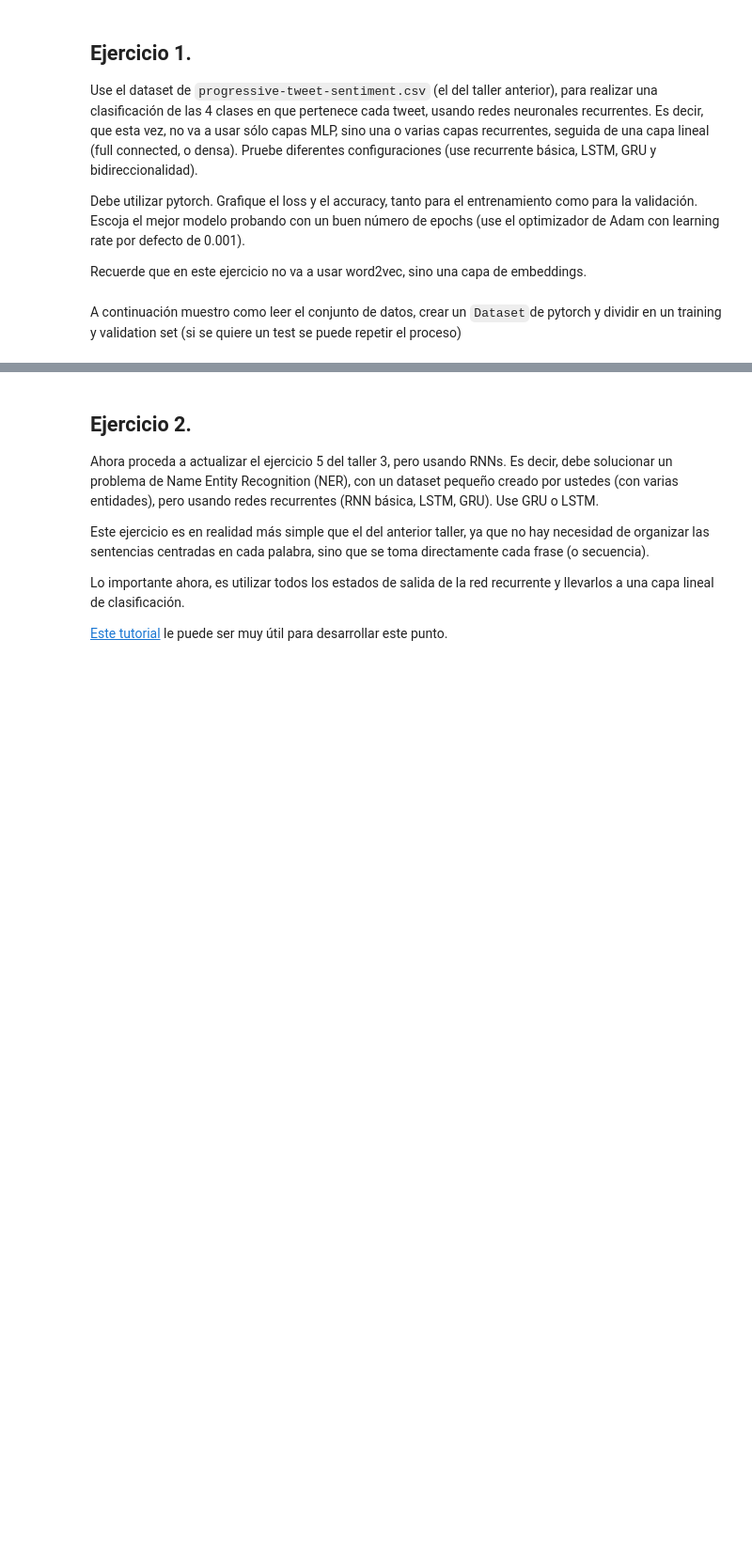
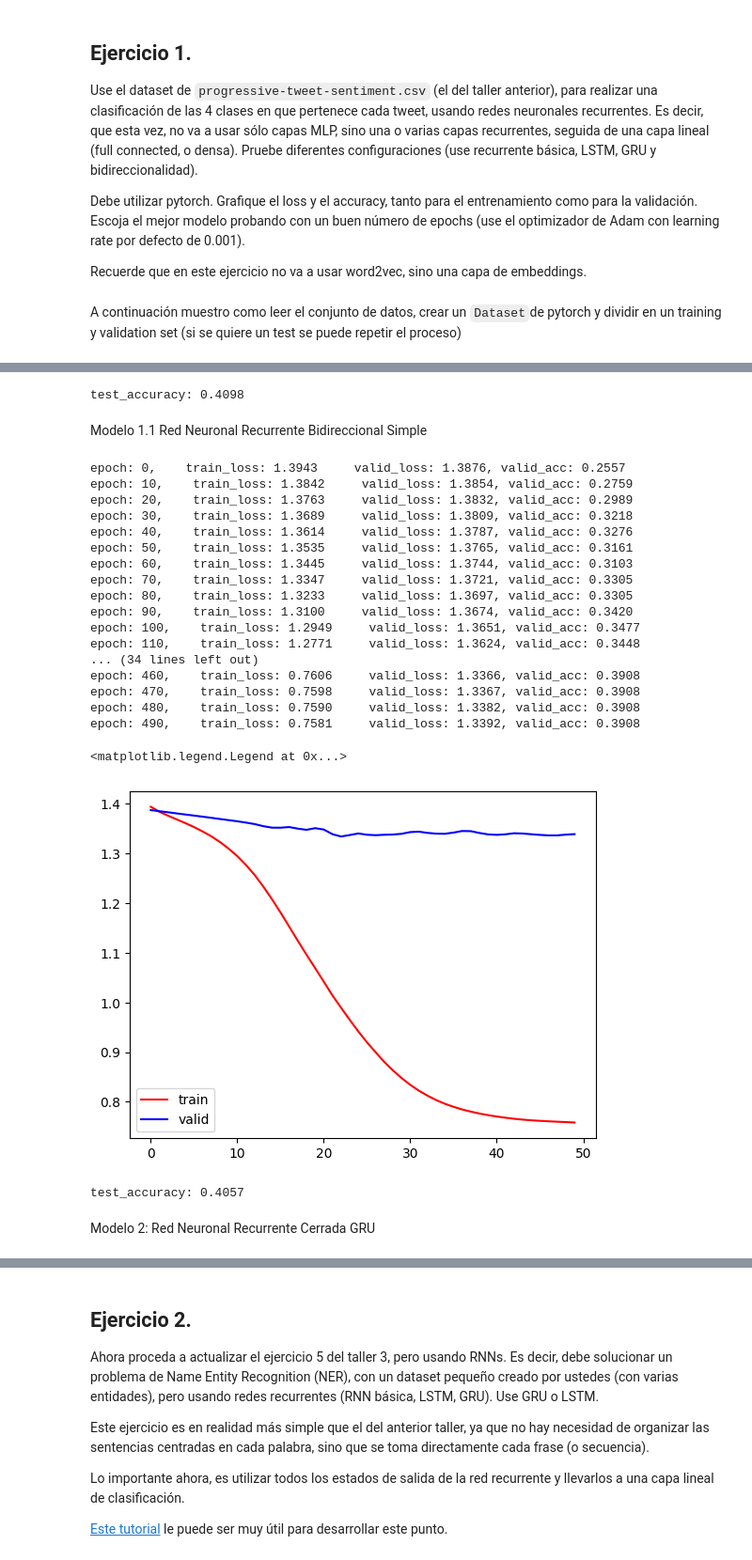
Before and after one commit to jesuarezt/nlp_course, a Jupyter notebook: tareas_talleres/taller3-3_rnns/Taller3-3_RNN.ipynb, the cells around one changed output, grey strips where cells are left out. Shown: that part at 94% size. Saved outputs shown, nothing was run; the diff lists cells and outputs as text; code cells hidden in the pictures; blank space fills up the shorter version.

```diff
--- a/tareas_talleres/taller3-3_rnns/Taller3-3_RNN.ipynb
+++ b/tareas_talleres/taller3-3_rnns/Taller3-3_RNN.ipynb
@@ -38,0 +108,8 @@ train_dataset, valid_dataset = random_split(ds,
+# %%
+token_counts = Counter()
+for label, line in train_dataset:
+    tokens = tokenizacion(line)
+    token_counts.update(tokens)
+
+
+print('Vocab-size:', len(token_counts))
@@ -38,0 +309,7 @@ train_dataset, valid_dataset = random_split(ds,
+# %%
+acc_test, _ = evaluate(test_dl)
+print(f'test_accuracy: {acc_test:.4f}')
+# %% [output]
+test_accuracy: 0.4098
+# %% [markdown]
+Modelo 1.1 Red Neuronal Recurrente Bidireccional Simple
@@ -38,0 +377,51 @@ train_dataset, valid_dataset = random_split(ds,
+# %%
+import matplotlib.pyplot as plt
+import torch.nn.functional as F
+#loss_fn = nn.CrossEntropyLoss()
+
+loss_func = F.cross_entropy
+optimizer = torch.optim.Adam(model1_1.parameters(), lr=lr)
+
+train_losses = []
+valid_losses = []
+
+for epoch in range(num_epochs):
+
+  if epoch % 10 == 0:
+    acc_train, loss_train = train_BI(train_dl)
+    acc_valid, loss_valid = evaluate_BI(valid_dl)
+    train_losses.append(loss_train)
+    valid_losses.append(loss_valid)
+    print(f"epoch: {epoch},    train_loss: {loss_train:.4f} \
+    valid_loss: {loss_valid:.4f}, valid_acc: {acc_valid:.4f}")
+
+plt.plot(range(len(train_losses)), train_losses, 'r', label='train')
+plt.plot(range(len(train_losses)), valid_losses, 'b', label = 'valid')
+plt.legend()
+# %% [output]
+epoch: 0,    train_loss: 1.3943     valid_loss: 1.3876, valid_acc: 0.2557
+epoch: 10,    train_loss: 1.3842     valid_loss: 1.3854, valid_acc: 0.2759
+epoch: 20,    train_loss: 1.3763     valid_loss: 1.3832, valid_acc: 0.2989
+epoch: 30,    train_loss: 1.3689     valid_loss: 1.3809, valid_acc: 0.3218
+epoch: 40,    train_loss: 1.3614     valid_loss: 1.3787, valid_acc: 0.3276
+epoch: 50,    train_loss: 1.3535     valid_loss: 1.3765, valid_acc: 0.3161
+epoch: 60,    train_loss: 1.3445     valid_loss: 1.3744, valid_acc: 0.3103
+epoch: 70,    train_loss: 1.3347     valid_loss: 1.3721, valid_acc: 0.3305
+epoch: 80,    train_loss: 1.3233     valid_loss: 1.3697, valid_acc: 0.3305
+epoch: 90,    train_loss: 1.3100     valid_loss: 1.3674, valid_acc: 0.3420
+epoch: 100,    train_loss: 1.2949     valid_loss: 1.3651, valid_acc: 0.3477
+epoch: 110,    train_loss: 1.2771     valid_loss: 1.3624, valid_acc: 0.3448
+... (34 lines left out)
+epoch: 460,    train_loss: 0.7606     valid_loss: 1.3366, valid_acc: 0.3908
+epoch: 470,    train_loss: 0.7598     valid_loss: 1.3367, valid_acc: 0.3908
+epoch: 480,    train_loss: 0.7590     valid_loss: 1.3382, valid_acc: 0.3908
+epoch: 490,    train_loss: 0.7581     valid_loss: 1.3392, valid_acc: 0.3908
+<matplotlib.legend.Legend at 0x...>
+[figure, added]
+# %%
+acc_test, _ = evaluate_BI(test_dl)
+print(f'test_accuracy: {acc_test:.4f}')
+# %% [output]
+test_accuracy: 0.4057
+# %% [markdown]
+Modelo 2: Red Neuronal Recurrente Cerrada GRU
```
Also changed, not shown: parts of 67 cells of this notebook.
